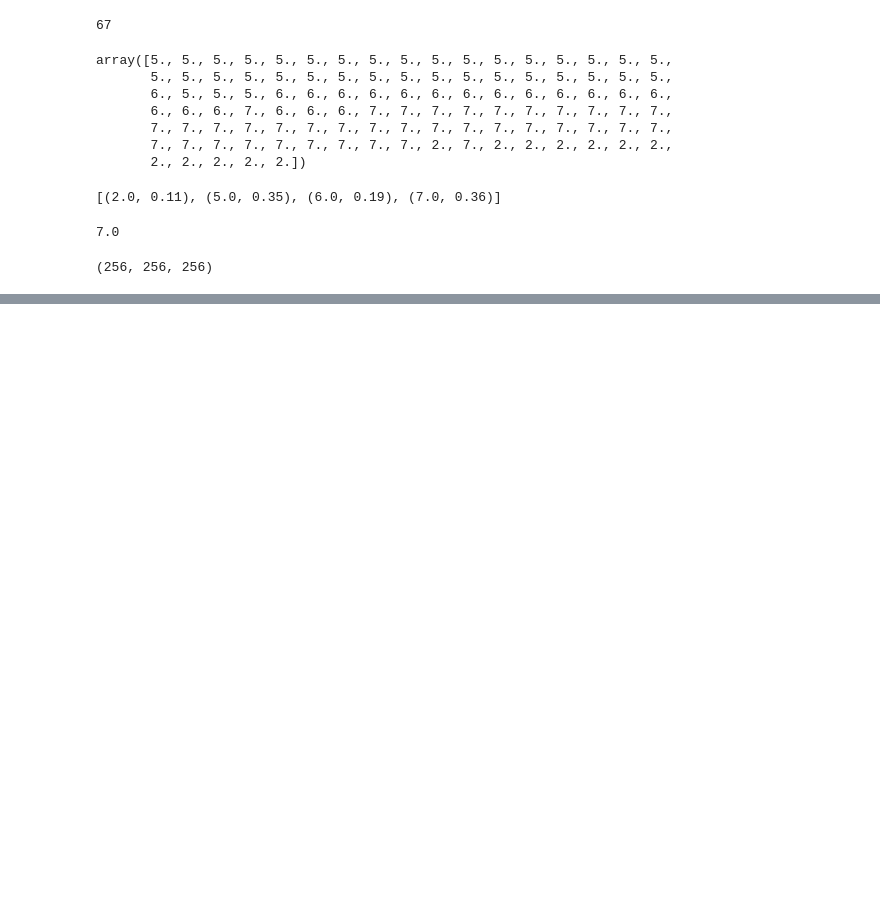
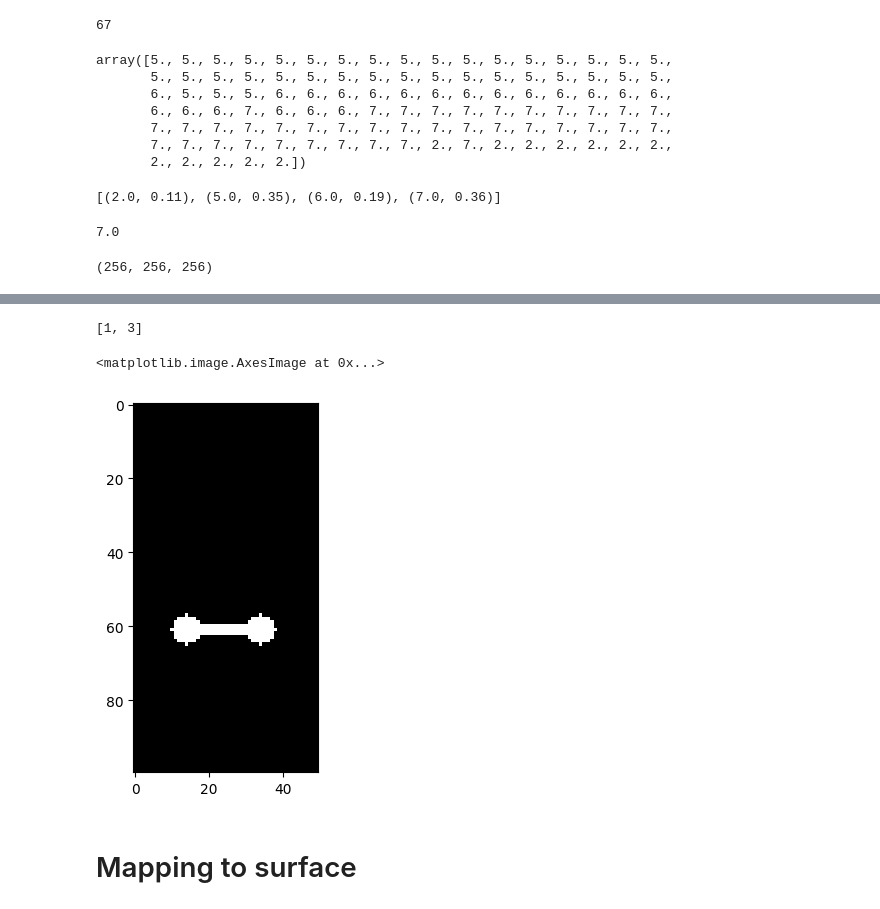
Before and after one commit to mcespedes99/HippiEEGAtlas, a Jupyter notebook: code/DSP/Electrode_localization.ipynb, the cells around one changed output, grey strips where cells are left out. Cells and saved outputs as stored; diff of their text form; code cells hidden in the pictures; blank space fills up the shorter version.

```diff
--- a/code/DSP/Electrode_localization.ipynb
+++ b/code/DSP/Electrode_localization.ipynb
@@ -244,0 +435,5 @@ data.shape
+# %%
+# How to get specific labels
+# Test for RHc1-2
+colortable_df = pd.DataFrame(colortable_out)
+colortable_df
@@ -244,0 +449,16 @@ data.shape
+# %%
+scalars_chn = colortable_df["scalar"][colortable_df["channel"].str.contains("RHc1-2", case=False, regex=True)].to_list()
+scalars_chn
+# %% [output]
+[1, 3]
+# %%
+mask_chn = np.zeros(final_mask.shape).astype(bool)
+for scalar in scalars_chn:
+    mask_chn += final_mask == scalar
+# %%
+plt.imshow(mask_chn[150:200,vox[1],50:150].transpose(), cmap='gray') # Adjusted the view to look like slicer
+# %% [output]
+<matplotlib.image.AxesImage at 0x...>
+[figure, added]
+# %% [markdown]
+# Mapping to surface
```
Also changed, not shown: parts of 23 cells of this notebook, 2 other files.
